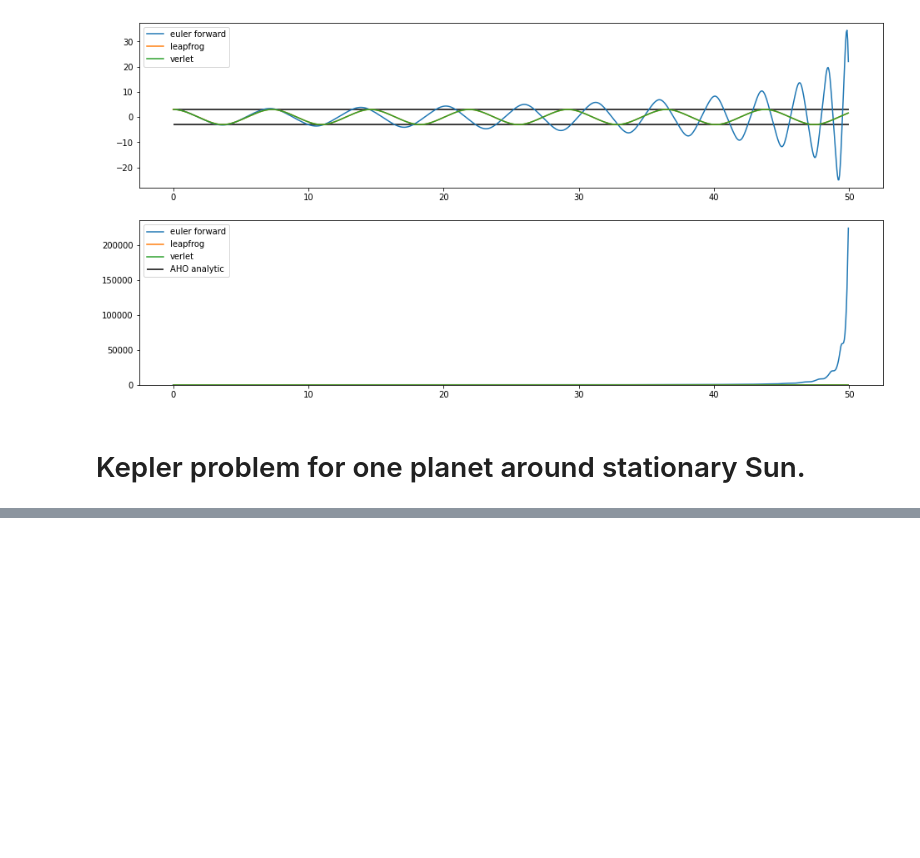
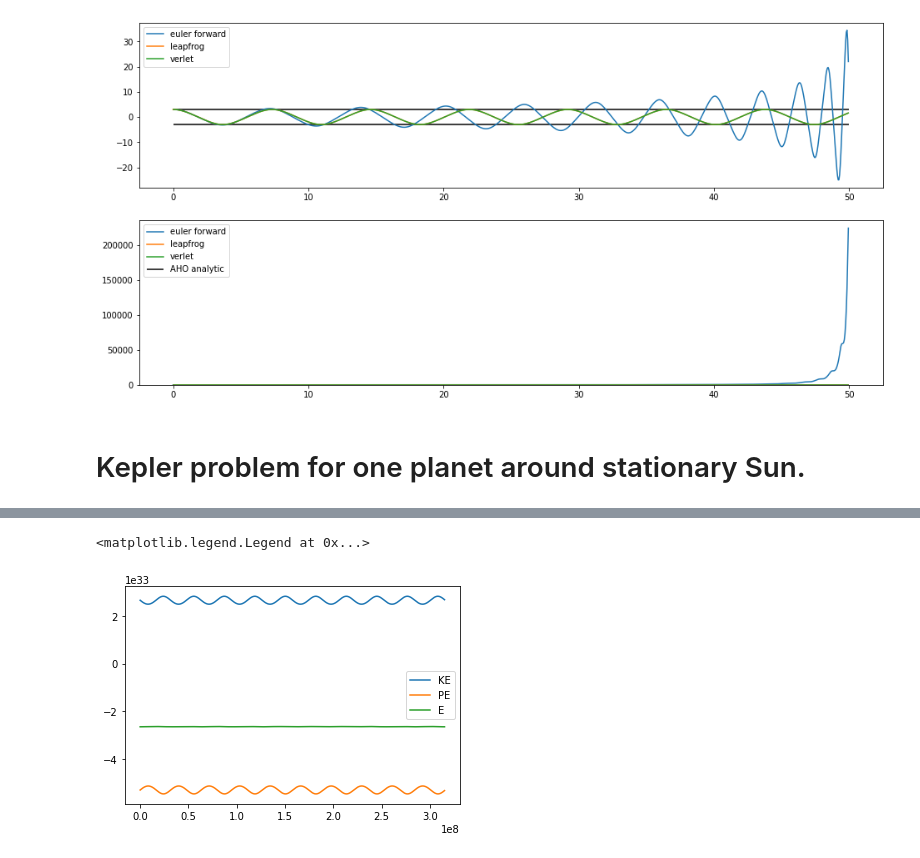
Before and after one commit to mohnjahoney/REU_physics, a Jupyter notebook: molecular_dynamics/molecular dynamics.ipynb, the cells around one changed output, grey strips where cells are left out. Cells and saved outputs as stored; diff of their text form; code cells hidden in the pictures; blank space fills up the shorter version.

```diff
--- a/molecular_dynamics/molecular dynamics.ipynb
+++ b/molecular_dynamics/molecular dynamics.ipynb
@@ -622 +599,8 @@ def integrate(phase_pt0, accel_func, step_func, t0, T, N):
+# %%
+def kinetic_energy(vx, vy, m):
+    return 0.5 * m * (vx**2 + vy**2)
+
+def gravitational_potential_energy(x, y, G, m1, m2):
+    radius = (x**2 + y**2)**0.5
+    return -G * m1 * m2 / radius
 # %%
@@ -664,0 +648,12 @@ plt.plot(phase_pts[:, 0], phase_pts[:, 1], '-', label='euler forward')
+# %%
+KE = kinetic_energy(vx=phase_pts[:,2], vy=phase_pts[:,3], m=m)
+PE = gravitational_potential_energy(phase_pts[:,0], phase_pts[:,1], G=G, m1=M, m2=m)
+plt.plot(times, KE, label='KE')
+plt.plot(times, PE, label='PE')
+plt.plot(times, KE + PE, label='E')
+
+# plt.ylim(bottom=0)
+plt.legend()
+# %% [output]
+<matplotlib.legend.Legend at 0x...>
+[figure, added]
```
Also changed, not shown: parts of 4 cells of this notebook.
